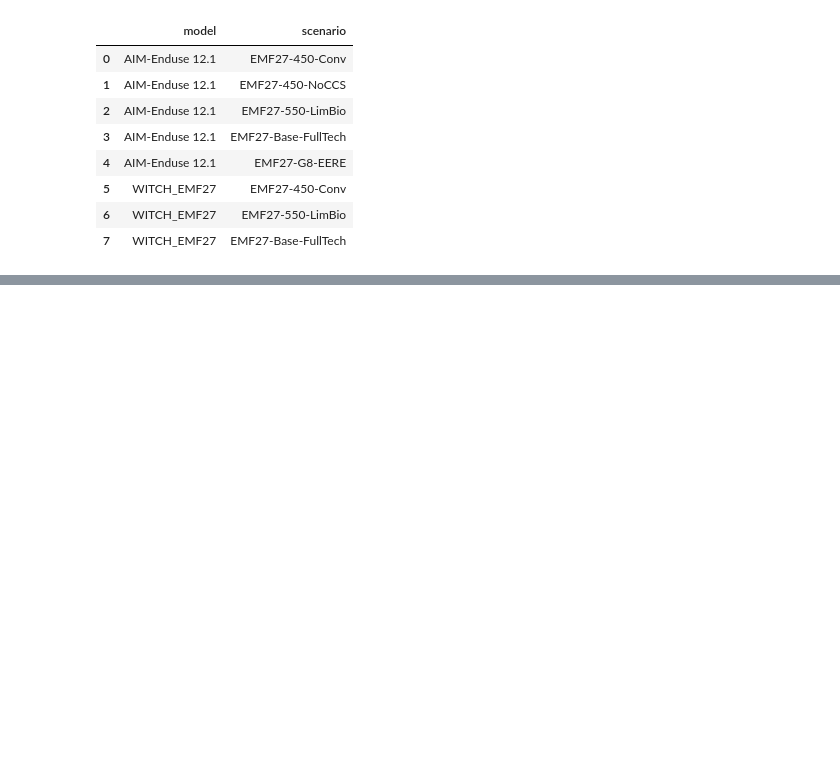
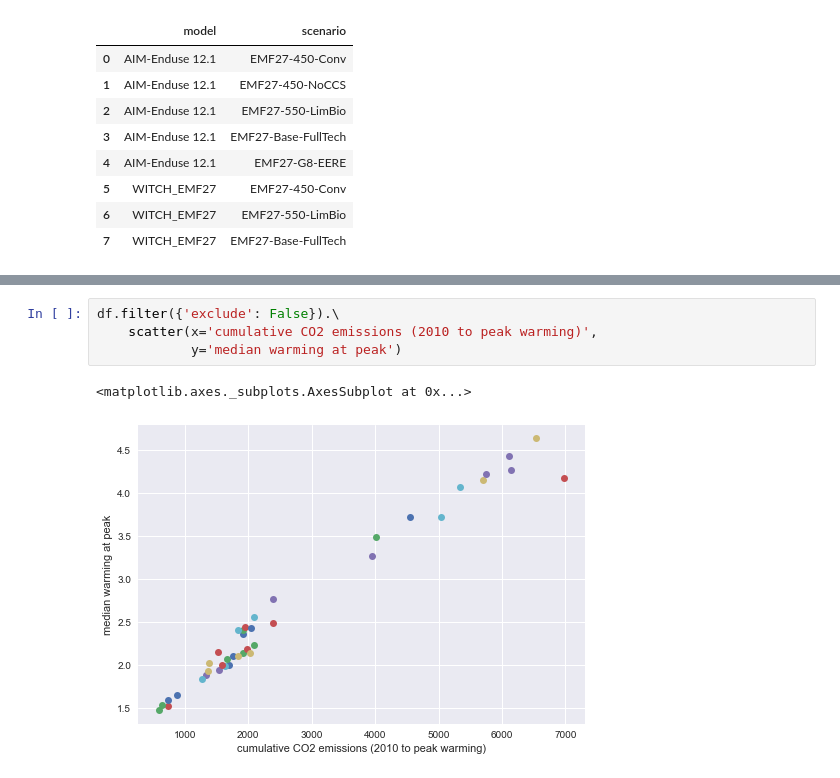
Before and after one commit to danielhuppmann/ene-present.github.io, a Jupyter notebook: cdlinks-delhi2018/pyam-cdlinks_delhi2018.ipynb, the cells around one changed output, grey strips where cells are left out. Cells and saved outputs as stored; diff of their text form; blank space fills up the shorter version.

```diff
--- a/cdlinks-delhi2018/pyam-cdlinks_delhi2018.ipynb
+++ b/cdlinks-delhi2018/pyam-cdlinks_delhi2018.ipynb
@@ -259,0 +359,7 @@ df.filter({'variable': 'Primary Energy', 'exclude': False}).line_plot(color='Tem
+# %%
+df.filter({'exclude': False}).\
+    scatter(x='cumulative CO2 emissions (2010 to peak warming)',
+            y='median warming at peak')
+# %% [output]
+<matplotlib.axes._subplots.AxesSubplot at 0x...>
+[figure, added]
```
Also changed, not shown: parts of 48 cells of this notebook, 1 other file.
